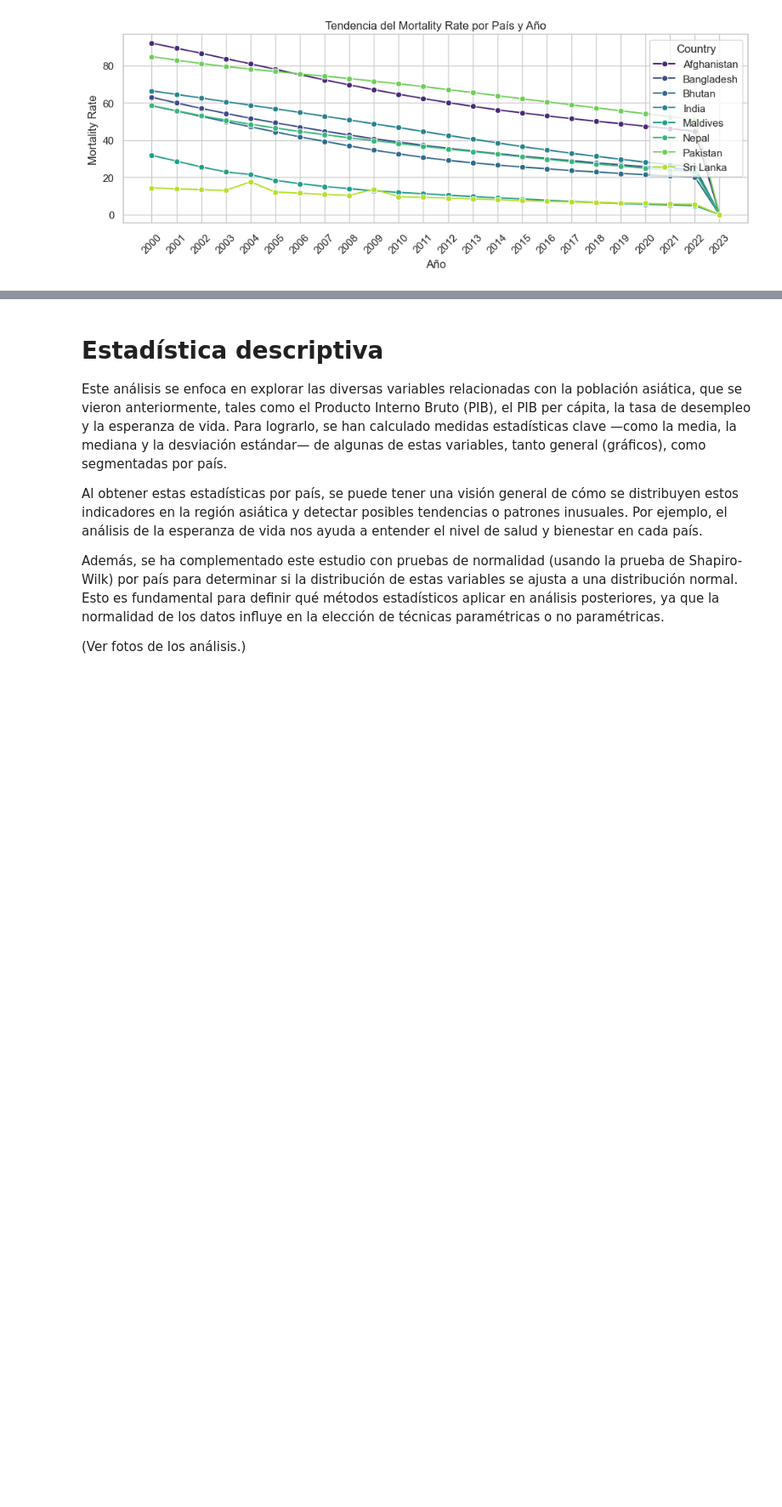
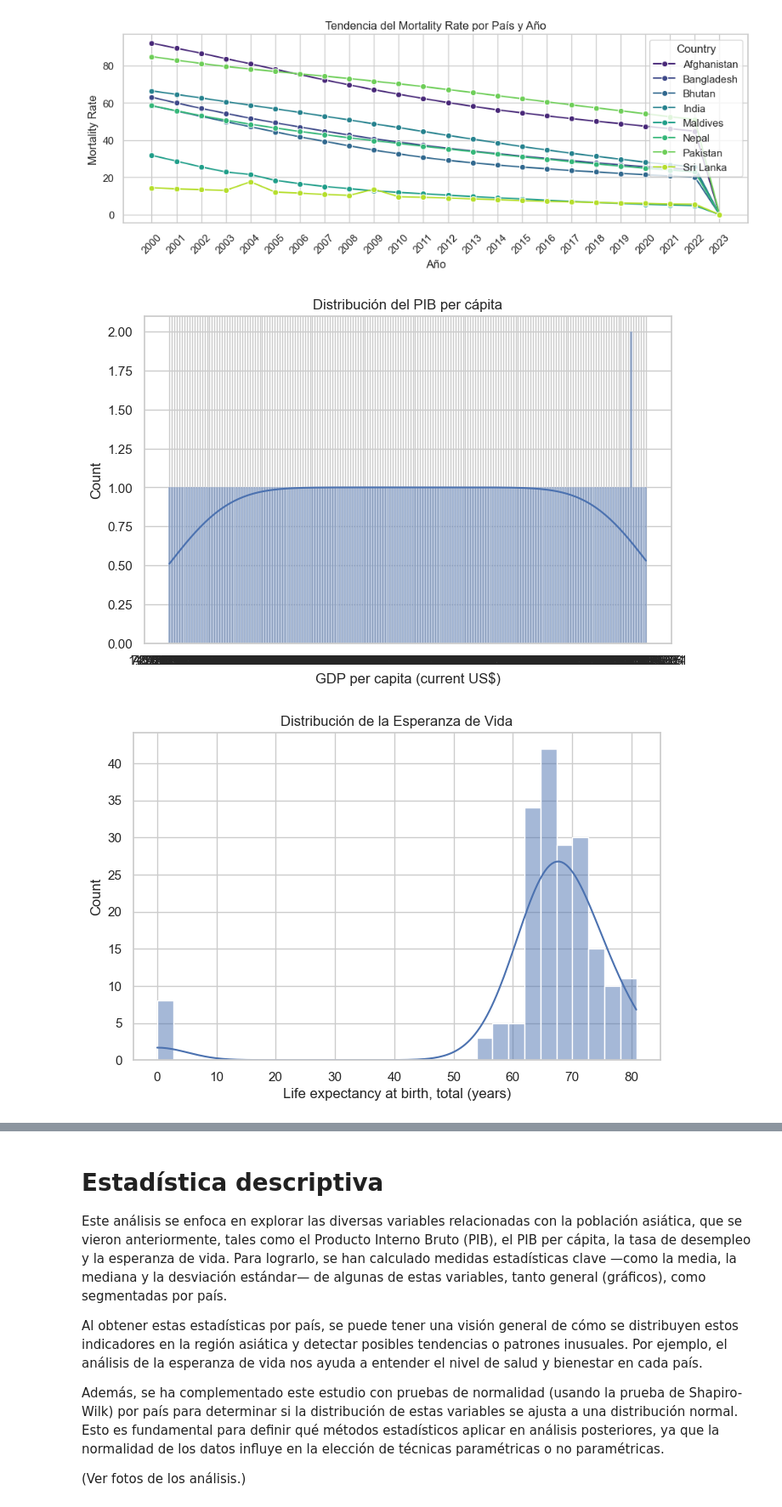
Before and after one commit to Melforsy03/Analisis-Exploratorio-Asia-Sur, a Jupyter notebook: Analisis.ipynb, the cells around one changed output, grey strips where cells are left out. Shown at 85% size. Drawn from its saved outputs; the diff is of its cells as text; code cells hidden in the pictures; blank space fills up the shorter version.

Commit message:
Agregando pruebas de hipotesis , y mas visualizacion de los datos

```diff
--- a/Analisis.ipynb
+++ b/Analisis.ipynb
@@ -249,3 +249,41 @@ for title, column in variables_a_visualizar:
 [figure]
 [figure]
 [figure]
+# %%
+import pandas as pd
+import matplotlib.pyplot as plt
+import seaborn as sns
+
+# Cargar los datos
+df = pd.read_csv("Asiaticos.csv")
+
+
+# Histogramas para variables clave
+plt.figure(figsize=(8, 5))
+sns.histplot(df["GDP per capita (current US$)"], bins=30, kde=True)
+plt.title("Distribución del PIB per cápita")
+plt.show()
+
+plt.figure(figsize=(8, 5))
+sns.histplot(df["Life expectancy at birth, total (years)"], bins=30, kde=True)
+plt.title("Distribución de la Esperanza de Vida")
+plt.show()
+
+# Diagramas de dispersión para analizar relaciones entre variables
+plt.figure(figsize=(8, 5))
+sns.scatterplot(x=df["GDP (current US$)"], y=df["Life expectancy at birth, total (years)"])
+plt.xscale("log")  # Ajuste de escala si los valores son grandes
+plt.title("Relación entre PIB y Esperanza de Vida")
+plt.show()
+
+plt.figure(figsize=(8, 5))
+sns.scatterplot(x=df["Unemployment, total (% of total labor force) (modeled ILO estimate)"],
+                y=df["GDP (current US$)"])
+plt.xlabel("Desempleo (%)")
+plt.ylabel("PIB (US$)")
+plt.title("Relación entre Desempleo y PIB")
+plt.yscale("log")
+plt.show()
+# %% [output]
+[figure, added]
+[figure, added]
```
Also changed, not shown: parts of 4 cells of this notebook, 18 other files.
